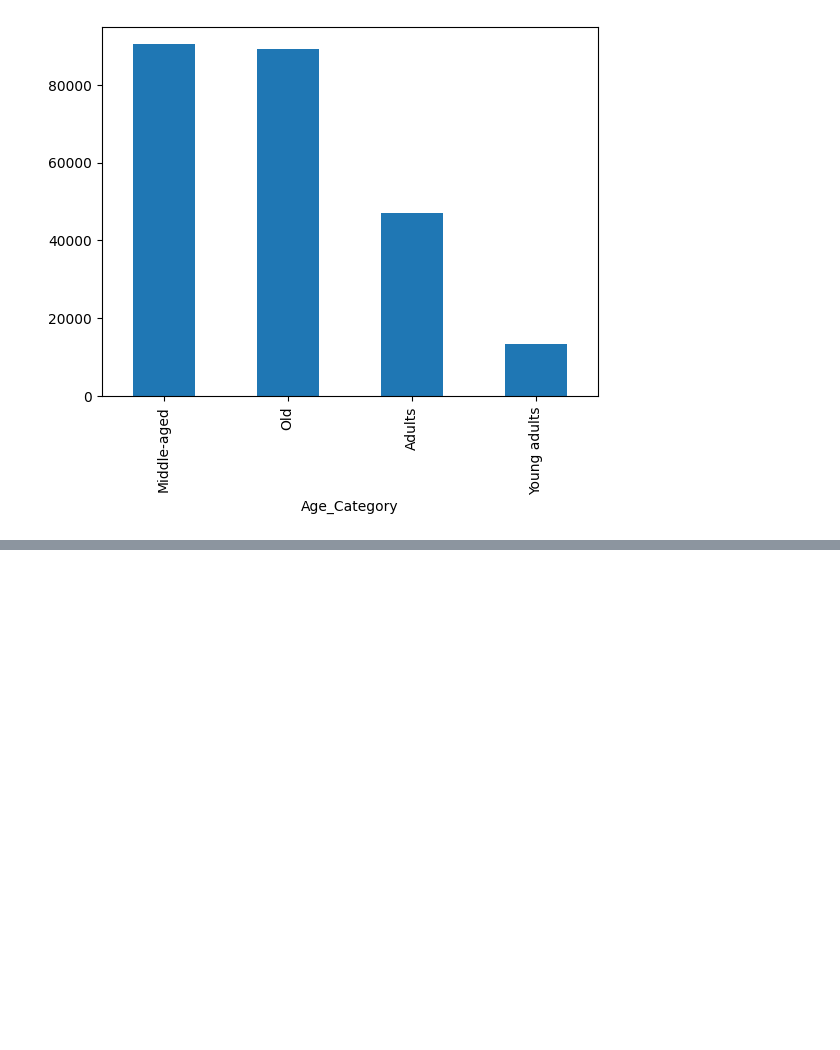
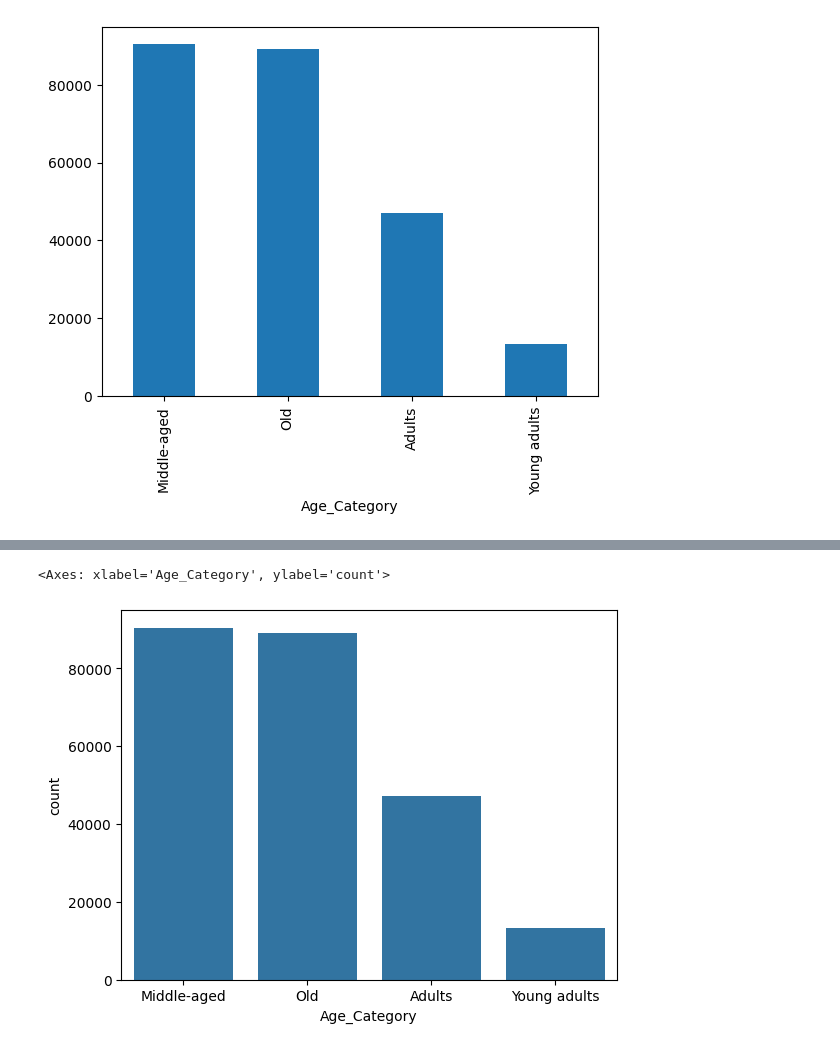
Before and after one commit to akhilnazim0/Data-Science-Project, a Jupyter notebook: Data_Science_Project_.ipynb, the cells around one changed output, grey strips where cells are left out. Cells and saved outputs as stored; diff of their text form; code cells hidden in the pictures; blank space fills up the shorter version.

```diff
--- a/Data_Science_Project_.ipynb
+++ b/Data_Science_Project_.ipynb
@@ -266,0 +294,4 @@ Explained variance ratio: [0.1675246  0.07936775 0.07045563 0.06168969 0.0590452
+# %%
+## creating subset of categorical variable that are labelled as float64
+col_int = df_f.nunique().reset_index()
+col_int
@@ -266,0 +316,9 @@ Explained variance ratio: [0.1675246  0.07936775 0.07045563 0.06168969 0.0590452
+# %%
+## changing all the data type to integers
+col_int.columns=['features','categories']
+col_int['categories'] = col_int['categories'].astype('int64')
+# %%
+## sort column based on integer type categorical variable
+col_int = col_int.sort_values(by='categories')
+col_int = col_int[col_int.categories<10]
+col_int.features.values
@@ -266,0 +331,4 @@ Explained variance ratio: [0.1675246  0.07936775 0.07045563 0.06168969 0.0590452
+# %%
+## display subset of integer type categorical variable
+fhs_cate = df_f[col_int.features.values]
+fhs_cate
@@ -266,0 +349,5 @@ Explained variance ratio: [0.1675246  0.07936775 0.07045563 0.06168969 0.0590452
+# %%
+sns.countplot(data=fhs_cate, x='Age_Category')
+# %% [output]
+<Axes: xlabel='Age_Category', ylabel='count'>
+[figure, added]
```
Also changed, not shown: parts of 39 cells of this notebook.
